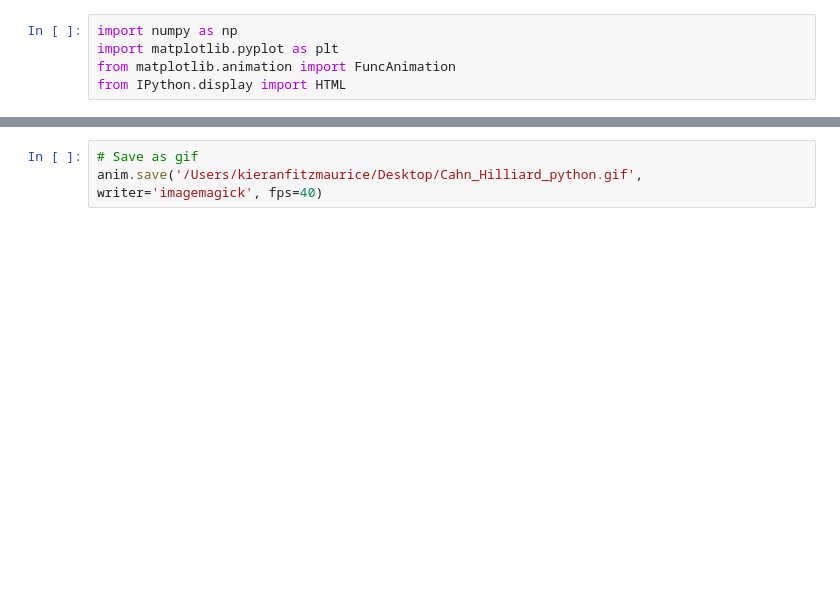
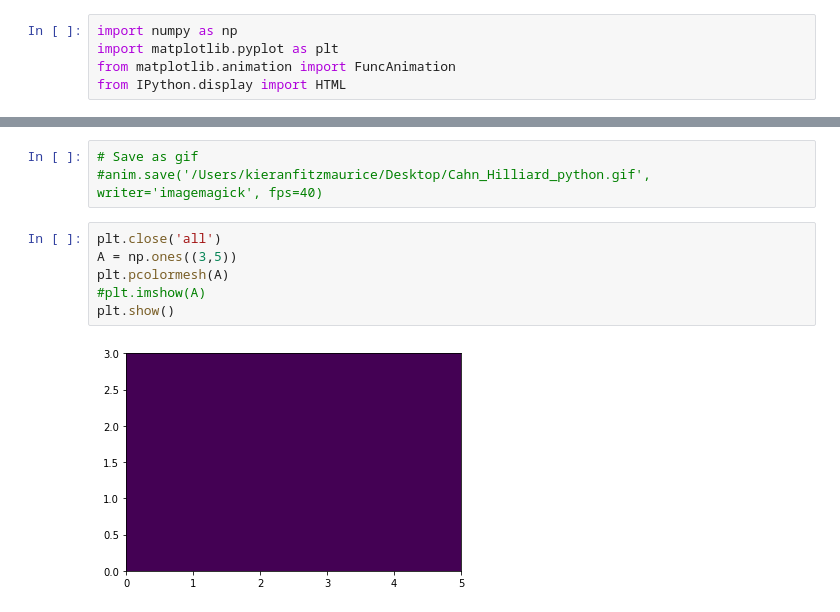
Before and after one commit to KieranFitzmaurice/PDEs, a Jupyter notebook: Cahn_Hilliard_2D.ipynb, the cells around one changed output, grey strips where cells are left out. Saved outputs shown, nothing was run; the diff lists cells and outputs as text; blank space fills up the shorter version.

Commit message:
Streamlined process of making visualizations

```diff
--- a/Cahn_Hilliard_2D.ipynb
+++ b/Cahn_Hilliard_2D.ipynb
@@ -68,4 +71,12 @@ HTML(anim.to_html5_video())
 [interactive output not drawn]
 # %%
 # Save as gif
-anim.save('/Users/kieranfitzmaurice/Desktop/Cahn_Hilliard_python.gif', writer='imagemagick', fps=40)
+#anim.save('/Users/kieranfitzmaurice/Desktop/Cahn_Hilliard_python.gif', writer='imagemagick', fps=40)
+# %%
+plt.close('all')
+A = np.ones((3,5))
+plt.pcolormesh(A)
+#plt.imshow(A)
+plt.show()
+# %% [output]
+[figure, added]
```
Also changed, not shown: parts of 2 cells of this notebook, 4 other files.
